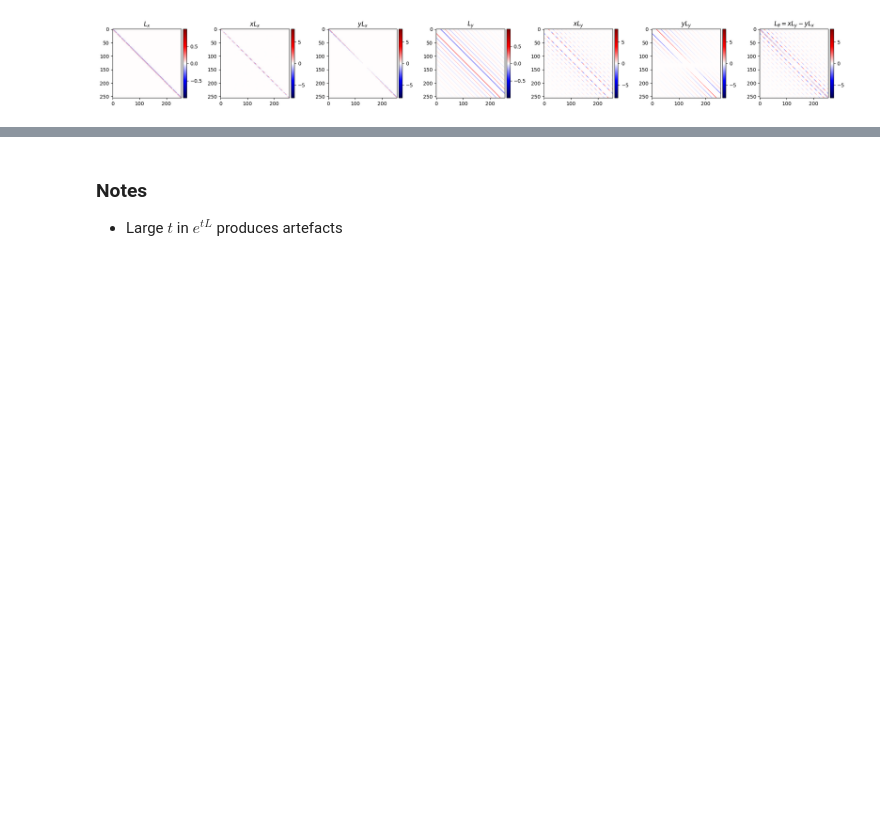
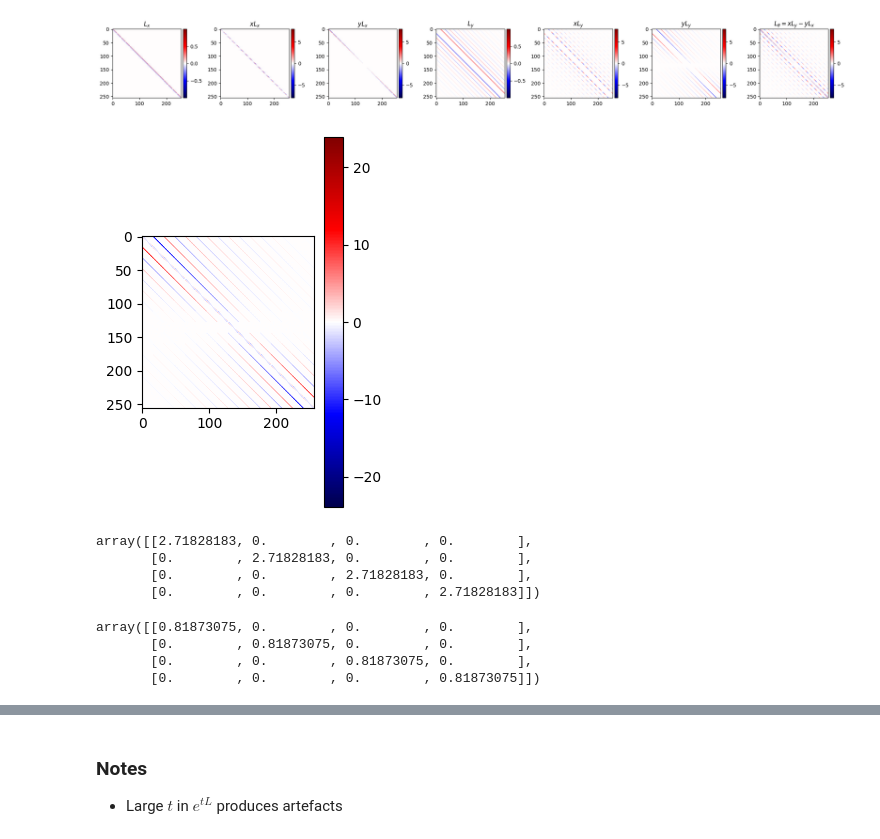
Before and after one commit to elidub/SymPDE, a Jupyter notebook: notebooks/generator_exploration.ipynb, the cells around one changed output, grey strips where cells are left out. Cells and saved outputs as stored; diff of their text form; code cells hidden in the pictures; blank space fills up the shorter version.

```diff
--- a/notebooks/generator_exploration.ipynb
+++ b/notebooks/generator_exploration.ipynb
@@ -35,2 +39,49 @@ imshows(Ls, titles = Ls_titles, vminmaxs = 'separate')
+# %%
+class Transformations(UGenerator):
+    def __init__(self, dim):
+        super().__init__(dim = dim)
+
+    def scaling(self):
+        return self.xLx + 3*self.yLy - 2*self.uLu
+
+tf = Transformations(dim=dim)
+
+imshows([tf.scaling()], vminmaxs = 'separate')
+# %% [output]
+[figure, added]
+# %%
+Lu = np.zeros((dim, dim))
+uLu  = np.eye(dim)
+
+expm(uLu)
+# %% [output]
+array([[2.71828183, 0.        , 0.        , 0.        ],
+       [0.        , 2.71828183, 0.        , 0.        ],
+       [0.        , 0.        , 2.71828183, 0.        ],
+       [0.        , 0.        , 0.        , 2.71828183]])
+# %%
+def get_L_exp(L, t: float = 1., u = False):
+
+    if (L == 0).all():
+        return t * np.eye(L.shape[0])
+
+    assert (scipy.linalg.expm(t * L)  ==  np.eye(L.shape[0])).all()
+
+    if u is False:
+        return scipy.linalg.expm(t * L)
+    elif u == 'usum':
+        return scipy.linalg.expm(t * L) + t * np.eye(L.shape[0])
+    elif u == 'uexp':
+        return np.exp(t) * np.eye(L.shape[0])
+    else:
+        raise ValueError('Unknown u')
+
+eps = 0.1
+get_L_exp(np.zeros((dim, dim)), t = -2 * eps, u = 'uexp')
+# %% [output]
+array([[0.81873075, 0.        , 0.        , 0.        ],
+       [0.        , 0.81873075, 0.        , 0.        ],
+       [0.        , 0.        , 0.81873075, 0.        ],
+       [0.        , 0.        , 0.        , 0.81873075]])
 # %%
 dataset = MnistDataset(mode='test', r = 0, dim = dim, N = N_samples, return_rot = False)
```
Also changed, not shown: parts of 26 cells of this notebook, 6 other files.
